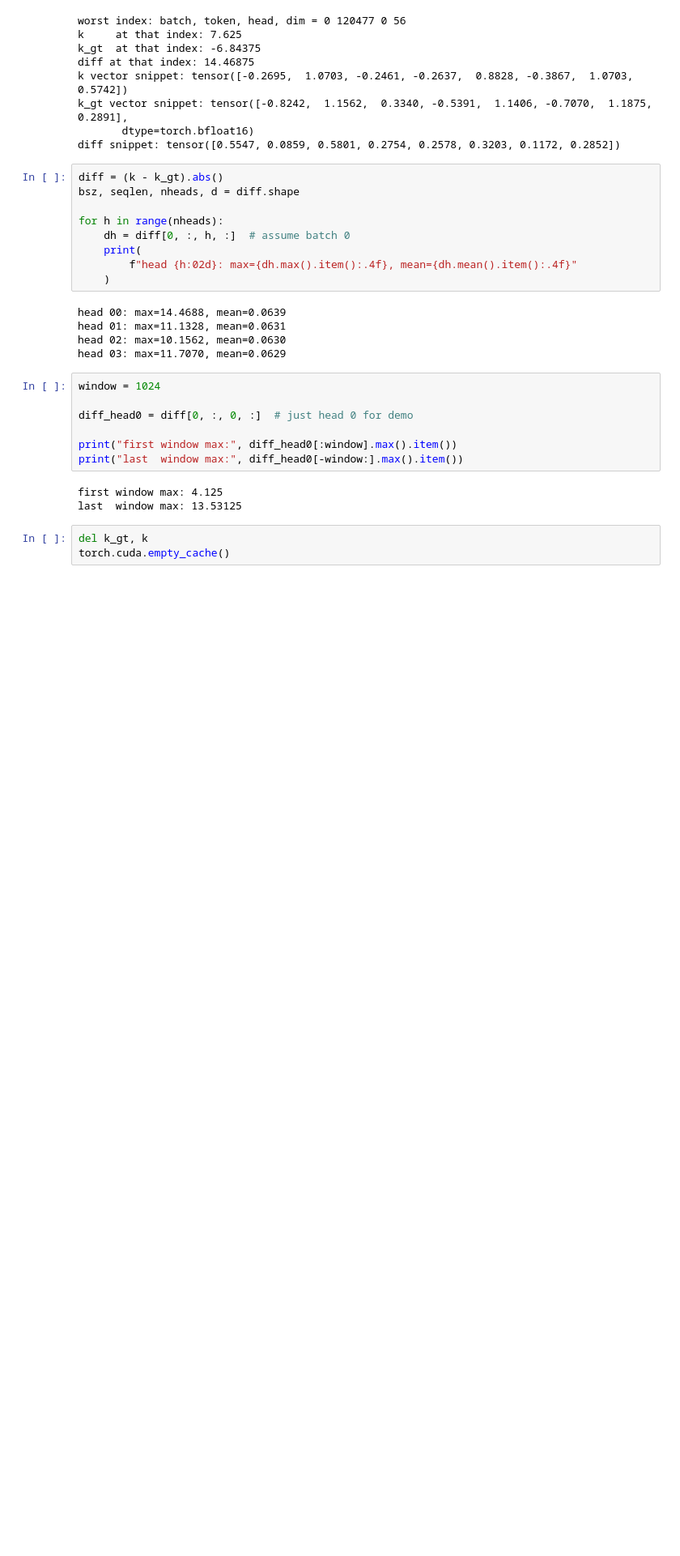
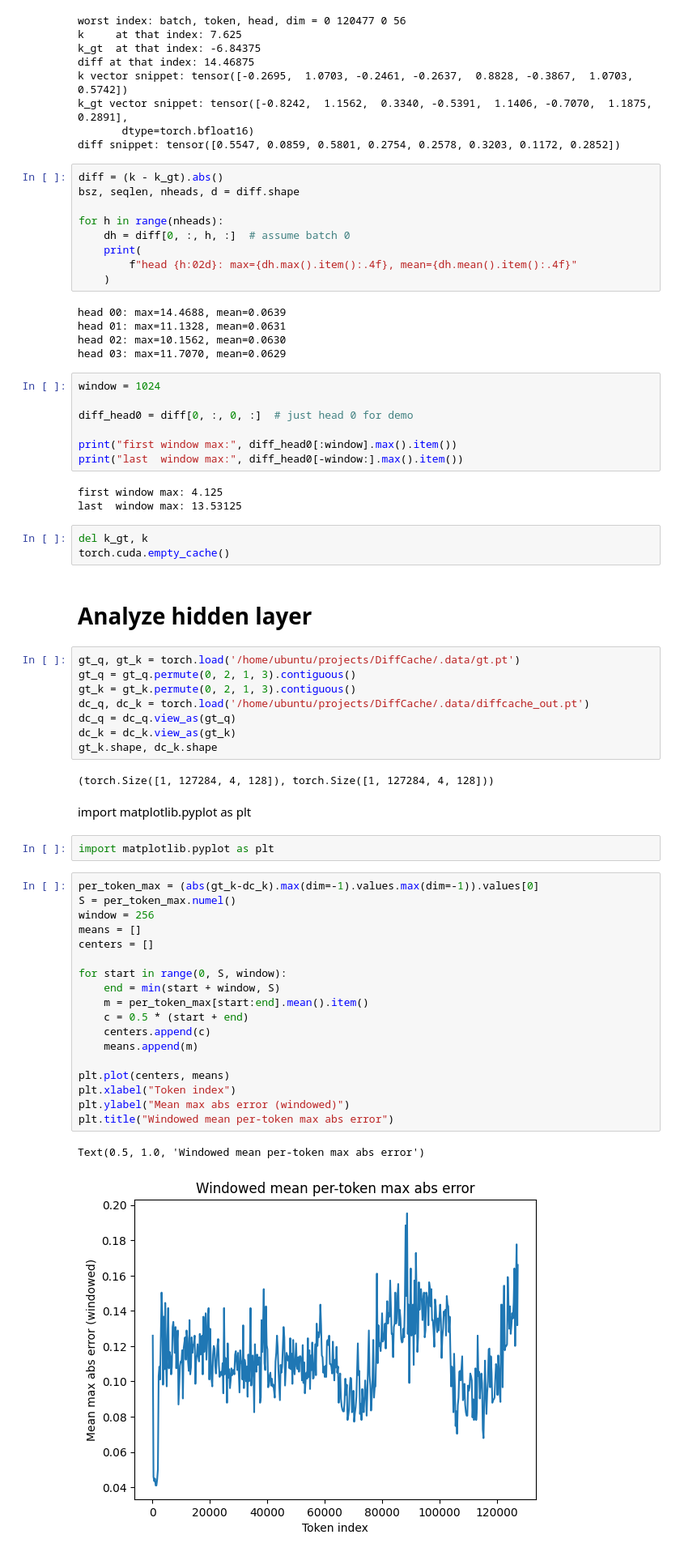
Before and after one commit to miaogecm/DiffCache, a Jupyter notebook: tools/analyze.ipynb, the cells around one changed output. Shown: that part at 81% size. Cells and saved outputs as stored; diff of their text form; blank space fills up the shorter version.

```diff
--- a/tools/analyze.ipynb
+++ b/tools/analyze.ipynb
@@ -108,3 +114,40 @@ last  window max: 13.53125
 # %%
 del k_gt, k
 torch.cuda.empty_cache()
+# %% [markdown]
+# Analyze hidden layer
+# %%
+gt_q, gt_k = torch.load('/home/ubuntu/projects/DiffCache/.data/gt.pt')
+gt_q = gt_q.permute(0, 2, 1, 3).contiguous()
+gt_k = gt_k.permute(0, 2, 1, 3).contiguous()
+dc_q, dc_k = torch.load('/home/ubuntu/projects/DiffCache/.data/diffcache_out.pt')
+dc_q = dc_q.view_as(gt_q)
+dc_k = dc_k.view_as(gt_k)
+gt_k.shape, dc_k.shape
+# %% [output]
+(torch.Size([1, 127284, 4, 128]), torch.Size([1, 127284, 4, 128]))
+# %% [markdown]
+import matplotlib.pyplot as plt
+# %%
+import matplotlib.pyplot as plt
+# %%
+per_token_max = (abs(gt_k-dc_k).max(dim=-1).values.max(dim=-1)).values[0]
+S = per_token_max.numel()
+window = 256
+means = []
+centers = []
+
+for start in range(0, S, window):
+    end = min(start + window, S)
+    m = per_token_max[start:end].mean().item()
+    c = 0.5 * (start + end)
+    centers.append(c)
+    means.append(m)
+
+plt.plot(centers, means)
+plt.xlabel("Token index")
+plt.ylabel("Mean max abs error (windowed)")
+plt.title("Windowed mean per-token max abs error")
+# %% [output]
+Text(0.5, 1.0, 'Windowed mean per-token max abs error')
+[figure, added]
```
Also changed, not shown: parts of 17 cells of this notebook, 14 other files.
